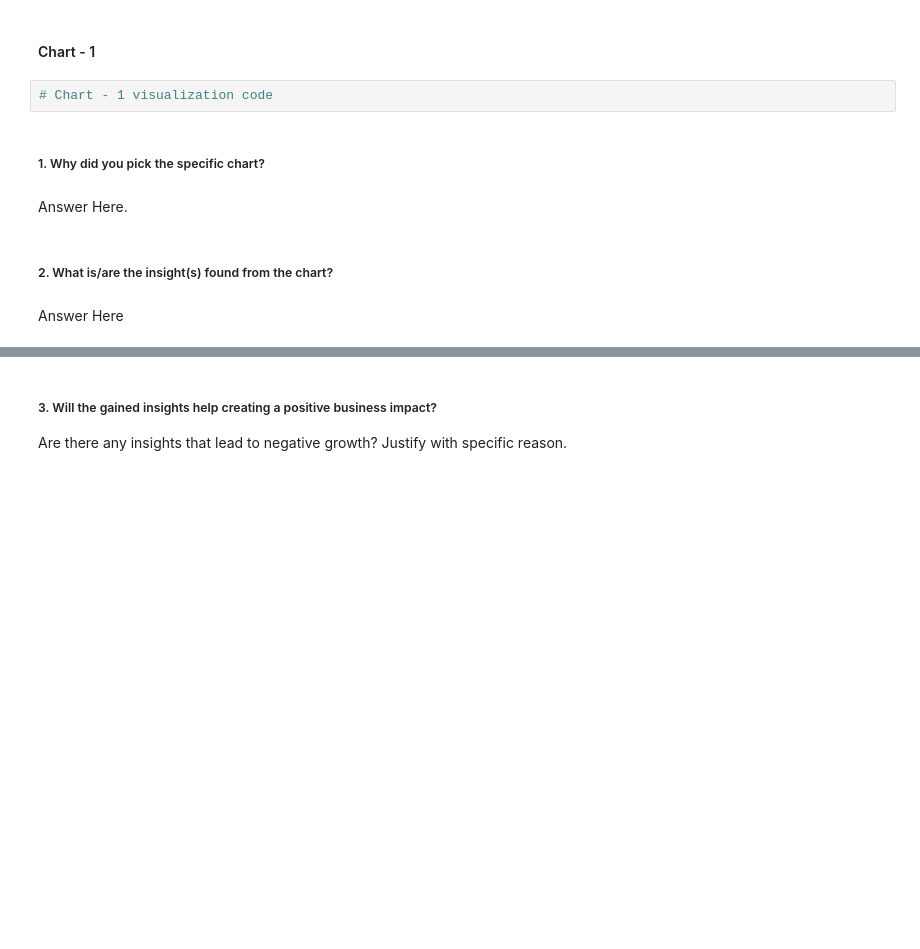
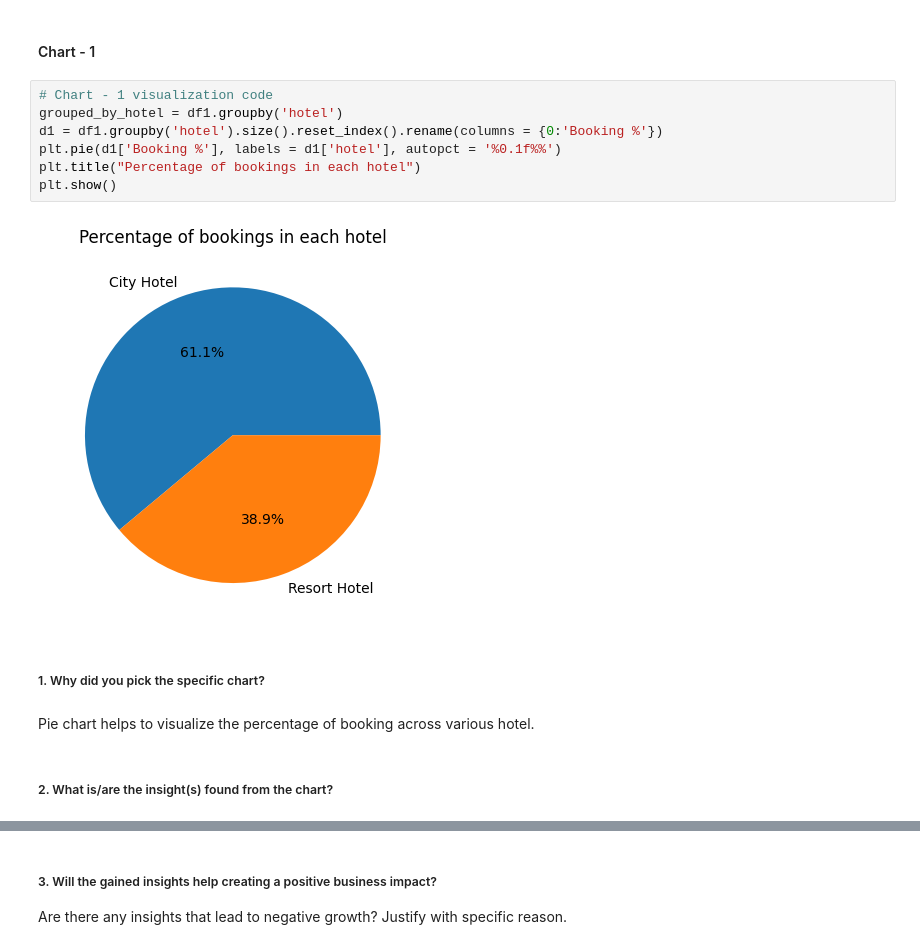
Before and after one commit to Hrishik-D/CapstoneProject_EDA_Hotel_Analysis, a Jupyter notebook: EDA_Hotel_Analysis_Individual.ipynb, the cells around one changed output, grey strips where cells are left out. Drawn from its saved outputs; the diff is of its cells as text; blank space fills up the shorter version.

```diff
--- a/EDA_Hotel_Analysis_Individual.ipynb
+++ b/EDA_Hotel_Analysis_Individual.ipynb
@@ -378,13 +378,18 @@ After the data being cleaned it is ready for analysis
 ## ***4. Data Vizualization, Storytelling & Experimenting with charts : Understand the relationships between variables***
 # %% [markdown]
 #### Chart - 1
-# %%
-# Chart - 1 visualization code
+# %%
+# Chart - 1 visualization code
+grouped_by_hotel = df1.groupby('hotel')
+d1 = df1.groupby('hotel').size().reset_index().rename(columns = {0:'Booking %'})
+plt.pie(d1['Booking %'], labels = d1['hotel'], autopct = '%0.1f%%')
+plt.title("Percentage of bookings in each hotel")
+plt.show()
+# %% [output]
+[figure, added]
 # %% [markdown]
 ##### 1. Why did you pick the specific chart?
-# %% [markdown]
-Answer Here.
+# %% [markdown]
+Pie chart helps to visualize the percentage of booking across various hotel.
 # %% [markdown]
 ##### 2. What is/are the insight(s) found from the chart?
-# %% [markdown]
-Answer Here
```
Also changed, not shown: parts of 12 cells of this notebook.
